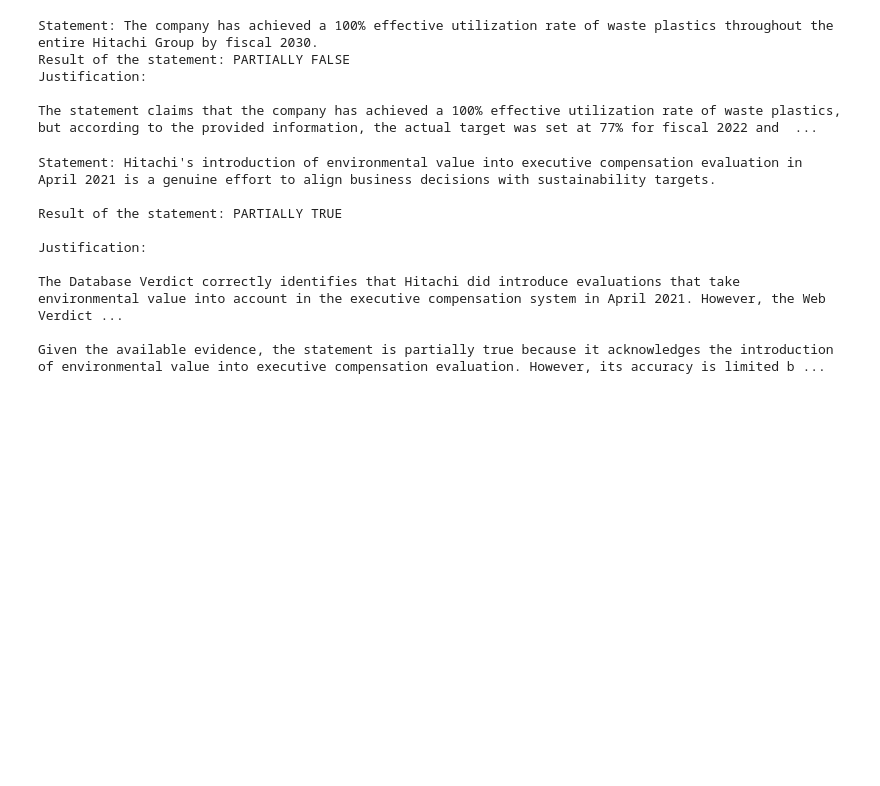
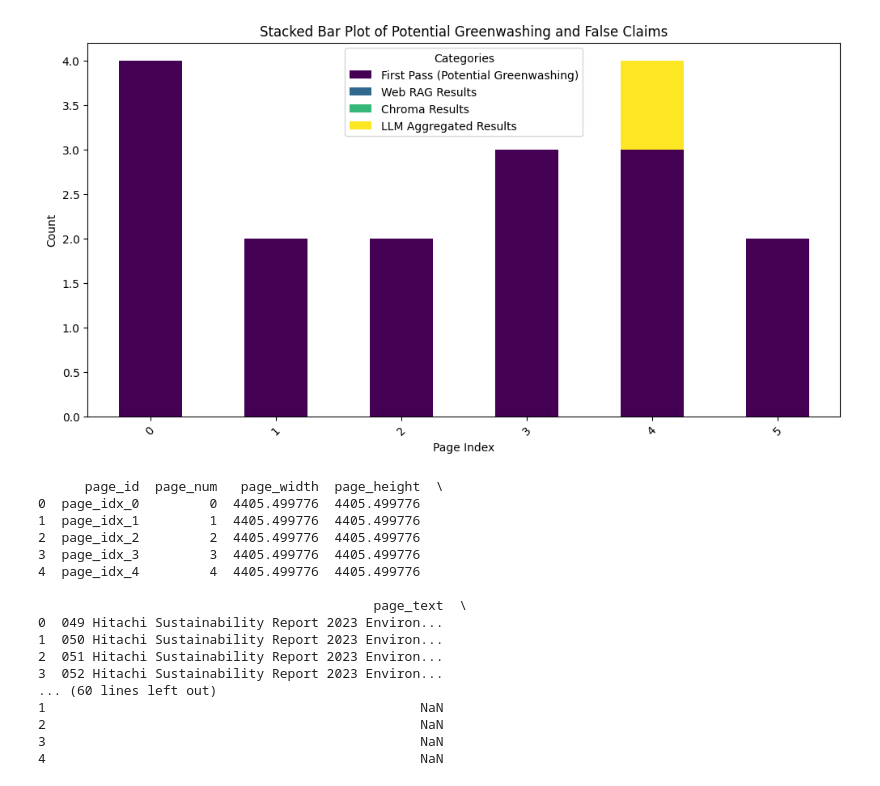
Before and after one commit to athenarc/ai4greenwashing, a Jupyter notebook: example.ipynb, the cells around one changed output. Cells and saved outputs as stored; diff of their text form; code cells hidden in the pictures; blank space fills up the shorter version.

Commit message:
changed llm prompts annotator labels for use in df, added cti metrics, added method in doc.py and example.ipynb now contains results and visualization

```diff
--- a/example.ipynb
+++ b/example.ipynb
@@ -300,22 +66,55 @@ Index(['page_id', 'page_num', 'page_width', 'page_height', 'page_text',
-# %%
-# page 0 chroma result
-
-print(df.loc[4, "chroma_result"])
-# %% [output]
-Statement: The company has achieved a 100% effective utilization rate of waste plastics throughout the entire Hitachi Group by fiscal 2030.
-Result of the statement: PARTIALLY FALSE
-Justification:
-
-The statement claims that the company has achieved a 100% effective utilization rate of waste plastics, but according to the provided information, the actual target was set at 77% for fiscal 2022 and  ...
+# %%
+# Count occurrences of "Potential greenwashing" in the "First pass" column per page
+first_pass_count = df["first_pass"].str.count("Potential greenwashing", flags=re.IGNORECASE).groupby(df.index).sum()
+
+def count_false_statements(columns, df):
+    return df[columns].apply(lambda col: col.str.contains("Result of the statement: PARTIALLY FALSE|Result of the statement: FALSE", na=False)).sum(axis=1)
+
+# **Dynamically find relevant columns** for each category
+web_rag_columns = [col for col in df.columns if col.startswith("web_rag_result")]
+chroma_columns = [col for col in df.columns if col.startswith("chroma_result")]
+aggregator_columns = [col for col in df.columns if col.startswith("aggregator_result")]
+
+# Count false claims for each category
+web_rag_count = count_false_statements(web_rag_columns, df)
+chroma_count = count_false_statements(chroma_columns, df)
+llm_agg_count = count_false_statements(aggregator_columns, df)
+
+# Create DataFrame for plotting
+plot_df = pd.DataFrame({
+    "First Pass (Potential Greenwashing)": first_pass_count,
+    "Web RAG Results": web_rag_count,
+    "Chroma Results": chroma_count,
+    "LLM Aggregated Results": llm_agg_count
+})
+
+# Plot stacked bar chart
+ax = plot_df.plot(kind='bar', stacked=True, figsize=(12, 6), colormap='viridis')
+plt.xlabel("Page Index")
+plt.ylabel("Count")
+plt.title("Stacked Bar Plot of Potential Greenwashing and False Claims")
+plt.legend(title="Categories")
+plt.xticks(np.arange(len(plot_df.index)), plot_df.index, rotation=45)
+plt.show()
+# %% [output]
+[figure, added]
 # %%
-print(df.loc[0, "aggregator_result_2"])
+print(df.head())
 # %% [output]
-Statement: Hitachi's introduction of environmental value into executive compensation evaluation in April 2021 is a genuine effort to align business decisions with sustainability targets.
+      page_id  page_num   page_width  page_height  \
+0  page_idx_0         0  4405.499776  4405.499776
+1  page_idx_1         1  4405.499776  4405.499776
+2  page_idx_2         2  4405.499776  4405.499776
+3  page_idx_3         3  4405.499776  4405.499776
+4  page_idx_4         4  4405.499776  4405.499776
 
-Result of the statement: PARTIALLY TRUE
-
-Justification:
-
-The Database Verdict correctly identifies that Hitachi did introduce evaluations that take environmental value into account in the executive compensation system in April 2021. However, the Web Verdict ...
-
-Given the available evidence, the statement is partially true because it acknowledges the introduction of environmental value into executive compensation evaluation. However, its accuracy is limited b ...
+                                           page_text  \
+0  049 Hitachi Sustainability Report 2023 Environ...
+1  050 Hitachi Sustainability Report 2023 Environ...
+2  051 Hitachi Sustainability Report 2023 Environ...
+3  052 Hitachi Sustainability Report 2023 Environ...
+... (60 lines left out)
+1                                                NaN
+2                                                NaN
+3                                                NaN
+4                                                NaN
```
Also changed, not shown: parts of 17 cells of this notebook, 5 other files.
